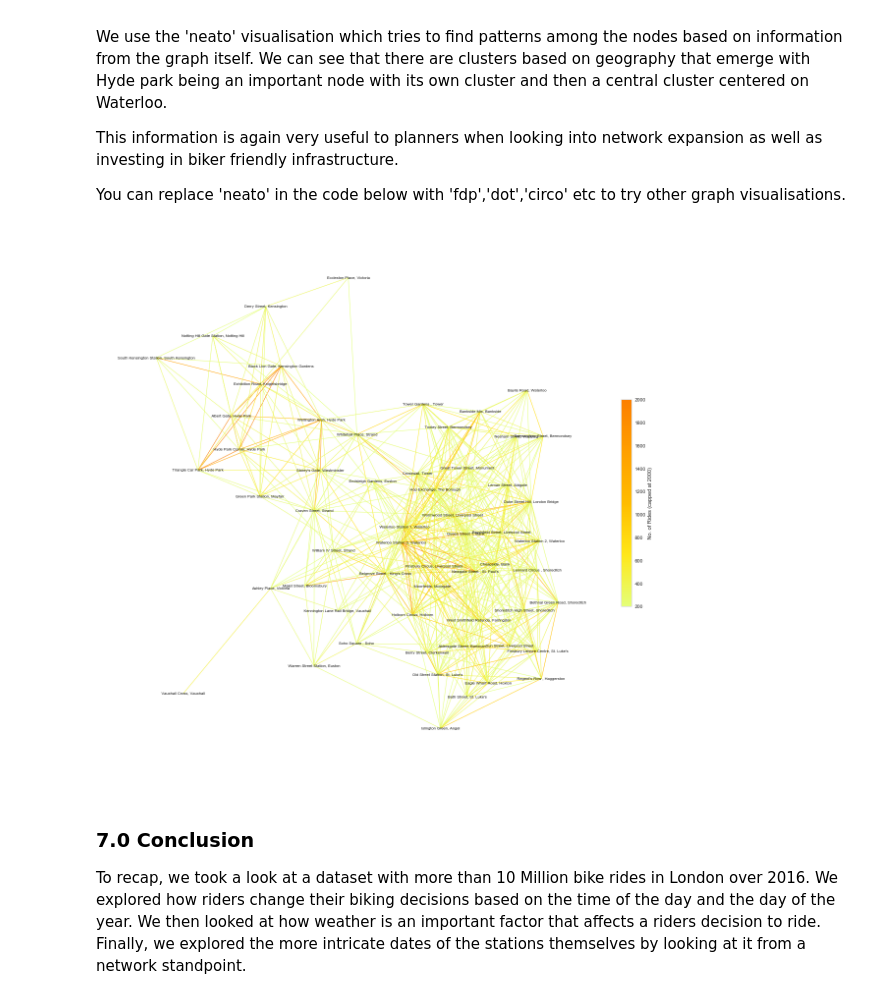
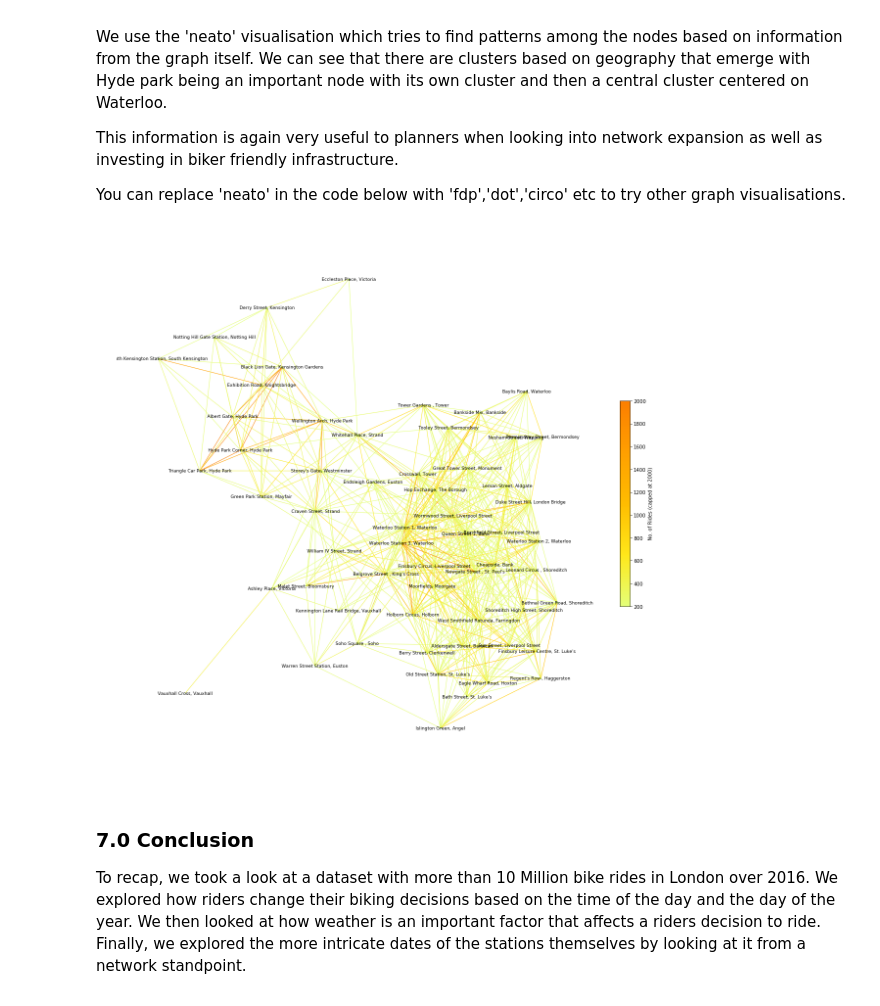
Before and after one commit to sidrajgopalan/london-bike-sharing, a Jupyter notebook: london_bike_sharing_visualisation.ipynb, the cells around one changed output. Drawn from its saved outputs; the diff is of its cells as text; code cells hidden in the pictures.

Commit message:
update font size of network graph

```diff
--- a/london_bike_sharing_visualisation.ipynb
+++ b/london_bike_sharing_visualisation.ipynb
@@ -438,19 +438,19 @@ You can replace 'neato' in the code below with 'fdp','dot','circo' etc to try ot
 # %%
 plt.subplots(figsize=(16,16))
 #get the weights of the graph -> weights will be usef for the color map of the edges
 edges,weights = zip(*nx.get_edge_attributes(G,'weight').items())
 pos = graphviz_layout(G, prog="neato")
 nx.draw(G, pos, node_color='g',node_size=0.4, edgelist=edges, edge_color=weights, width=1, edge_cmap=plt.cm.Wistia)
-nx.draw_networkx_labels(G,pos=pos,font_size=8)
+nx.draw_networkx_labels(G,pos=pos,font_size=9)
 #draw color bar
 sm = plt.cm.ScalarMappable(cmap=plt.cm.Wistia)
 sm._A = []
 sm.set_clim(min(weights), max(weights))
 cbar = plt.colorbar(sm,fraction=0.02, pad=0.04)
 cbar.set_label('No. of Rides (capped at 2000)')
 plt.tight_layout();
 # %% [output]
-[figure, old version]
+[figure, new version]
 # %% [markdown]
 ### 7.0 Conclusion
 
```
